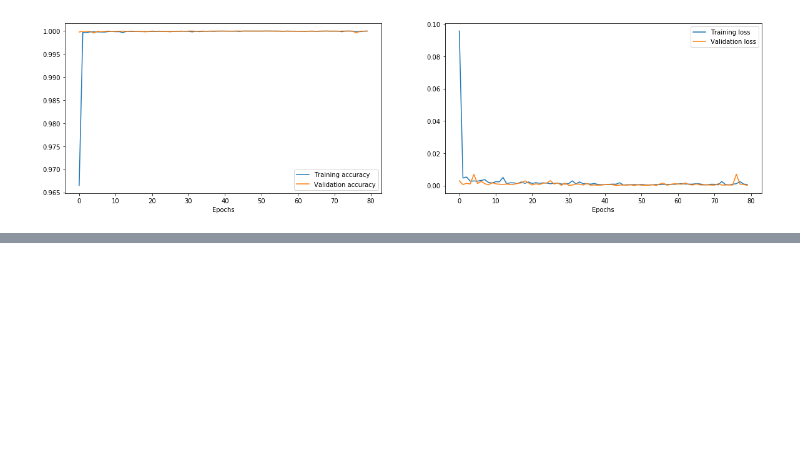
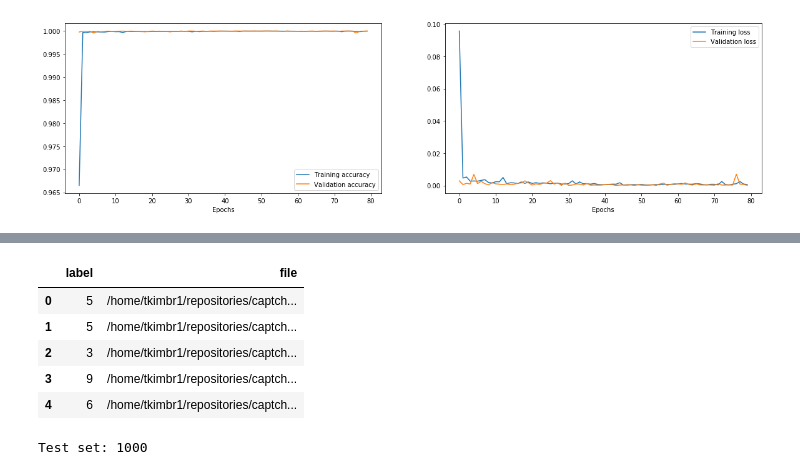
Before and after one commit to T-Visor/captcha-tensorflow, a Jupyter notebook: notebooks/vgg-single-digits-evaluation.ipynb, the cells around one changed output, grey strips where cells are left out. Saved outputs shown, nothing was run; the diff lists cells and outputs as text; code cells hidden in the pictures; blank space fills up the shorter version.

Commit message:
demonstrated VGG-16 working with single-digit CAPTCHAs

```diff
--- a/notebooks/vgg-single-digits-evaluation.ipynb
+++ b/notebooks/vgg-single-digits-evaluation.ipynb
@@ -10,3 +10,14 @@ os.chdir("..")
 # %%
 # Suppress tensorflow log messages.
 os.environ['TF_CPP_MIN_LOG_LEVEL'] = '3'
+# %%
+# GLOBALS
+DATA_DIRECTORY = os.path.join(os.getcwd() + '/datasets/vgg-16-validation')
+BATCH_SIZE = 128
+
+IMAGE_HEIGHT = 100
+IMAGE_WIDTH = 100
+IMAGE_CHANNELS = 3
+
+CATEGORIES = 10 # represents digits 0-9
+DIMENSIONS = 1
@@ -32,0 +71,15 @@ axes[1].legend()
+# %%
+data_frame = create_captcha_dataframe(DATA_DIRECTORY)
+data_frame.head()
+# %% [output]
+|  | label | file |
+| 0 | 5 | /home/tkimbr1/repositories/captch... |
+| 1 | 5 | /home/tkimbr1/repositories/captch... |
+| 2 | 3 | /home/tkimbr1/repositories/captch... |
+| 3 | 9 | /home/tkimbr1/repositories/captch... |
+| 4 | 6 | /home/tkimbr1/repositories/captch... |
+# %%
+shuffled_indices = numpy.random.permutation(len(data_frame))
+print('Test set:', len(shuffled_indices))
+# %% [output]
+Test set: 1000
```
Also changed, not shown: parts of 6 cells of this notebook, 2 other files.
